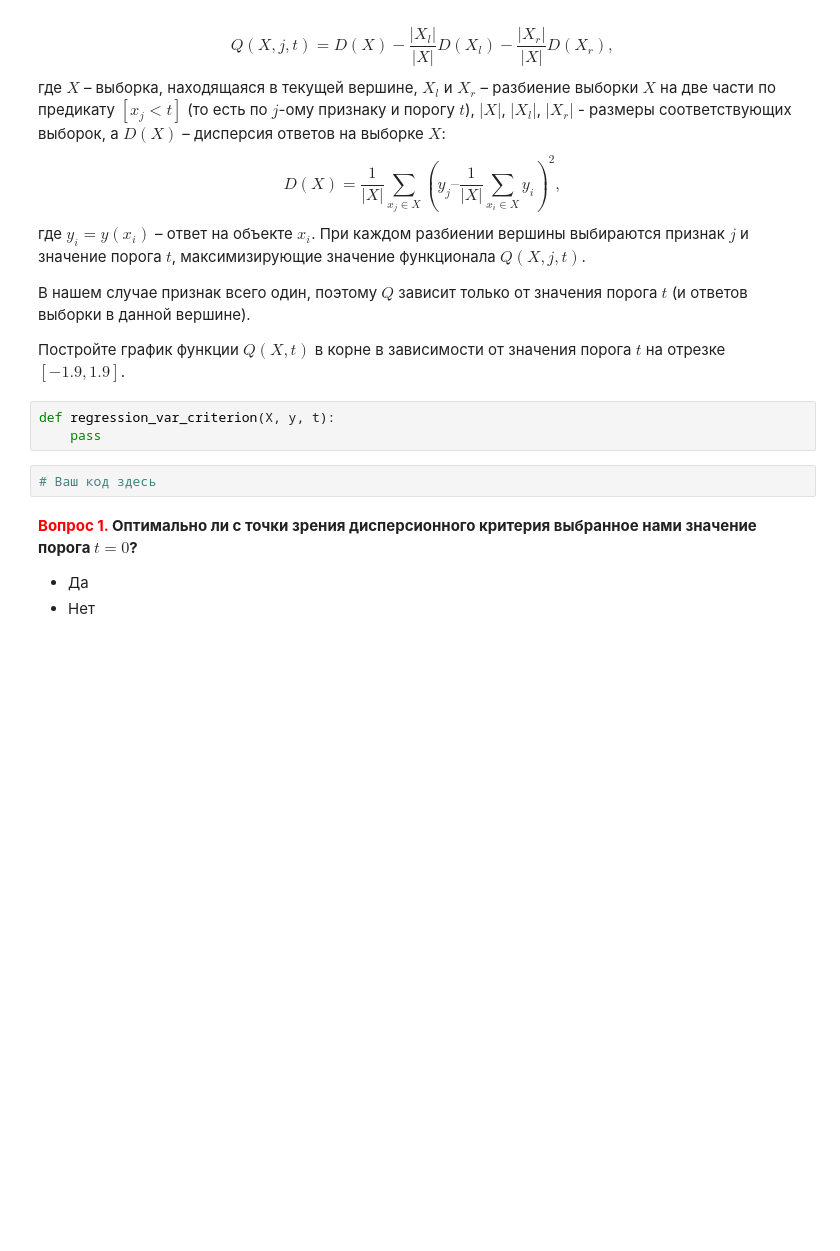
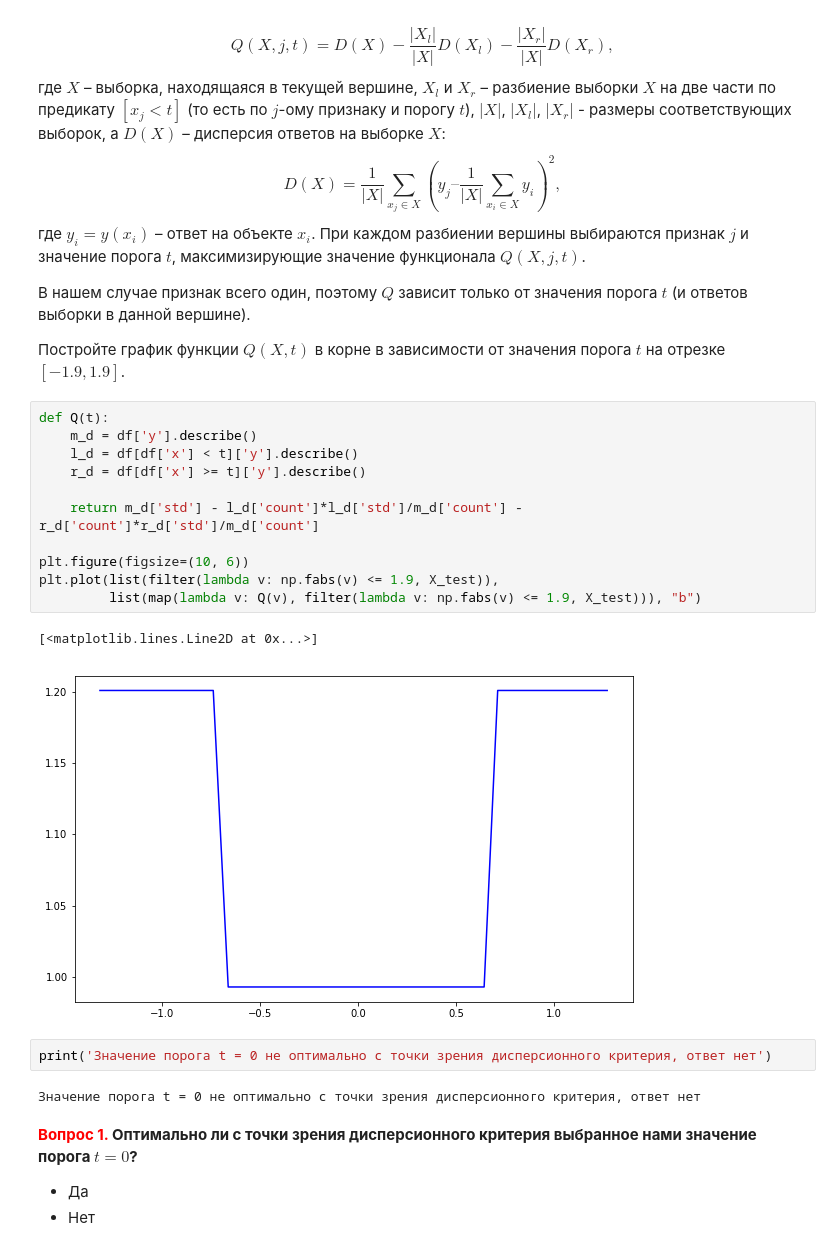
Before and after one commit to litichevskiydv/OdsCourse, a Jupyter notebook: homeworks/hw3_session3_decision_trees.ipynb, the cells around one changed output. Cells and saved outputs as stored; diff of their text form; blank space fills up the shorter version.

Commit message:
Quality criteria was visualised for tree root

```diff
--- a/homeworks/hw3_session3_decision_trees.ipynb
+++ b/homeworks/hw3_session3_decision_trees.ipynb
@@ -82,11 +82,24 @@ $$D(X) = \dfrac{1}{|X|} \sum_{x_j \in X}(y_j – \dfrac{1}{|X|}\sum_{x_i \in X}y
 В нашем случае признак всего один, поэтому $Q$ зависит только от значения порога $t$ (и ответов выборки в данной вершине).
 
 Постройте график функции $Q(X, t)$ в корне в зависимости от значения порога $t$ на отрезке $[-1.9, 1.9]$.
-# %%
-def regression_var_criterion(X, y, t):
-    pass
-# %%
-# Ваш код здесь
+# %%
+def Q(t):
+    m_d = df['y'].describe()
+    l_d = df[df['x'] < t]['y'].describe()
+    r_d = df[df['x'] >= t]['y'].describe()
+
+    return m_d['std'] - l_d['count']*l_d['std']/m_d['count'] - r_d['count']*r_d['std']/m_d['count']
+
+plt.figure(figsize=(10, 6))
+plt.plot(list(filter(lambda v: np.fabs(v) <= 1.9, X_test)),
+         list(map(lambda v: Q(v), filter(lambda v: np.fabs(v) <= 1.9, X_test))), "b")
+# %% [output]
+[<matplotlib.lines.Line2D at 0x...>]
+[figure, added]
+# %%
+print('Значение порога t = 0 не оптимально с точки зрения дисперсионного критерия, ответ нет')
+# %% [output]
+Значение порога t = 0 не оптимально с точки зрения дисперсионного критерия, ответ нет
 # %% [markdown]
 **<font color='red'>Вопрос 1.</font> Оптимально ли с точки зрения дисперсионного критерия выбранное нами значение порога $t = 0$?**
 - Да
```
